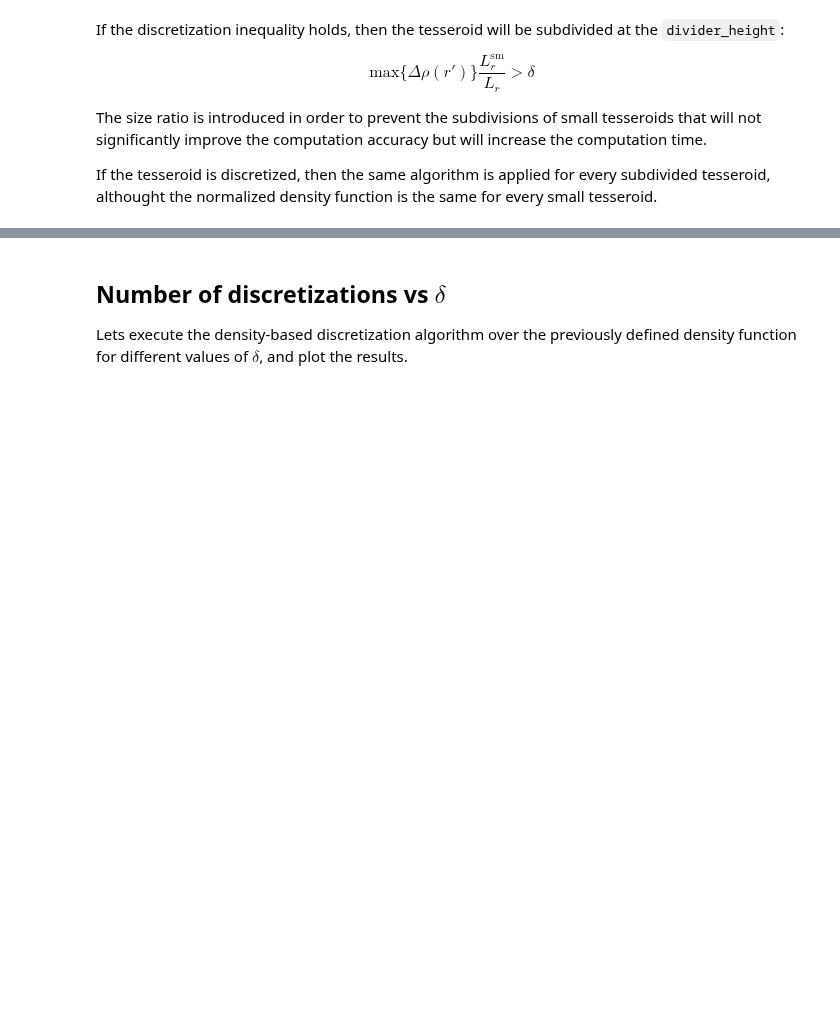
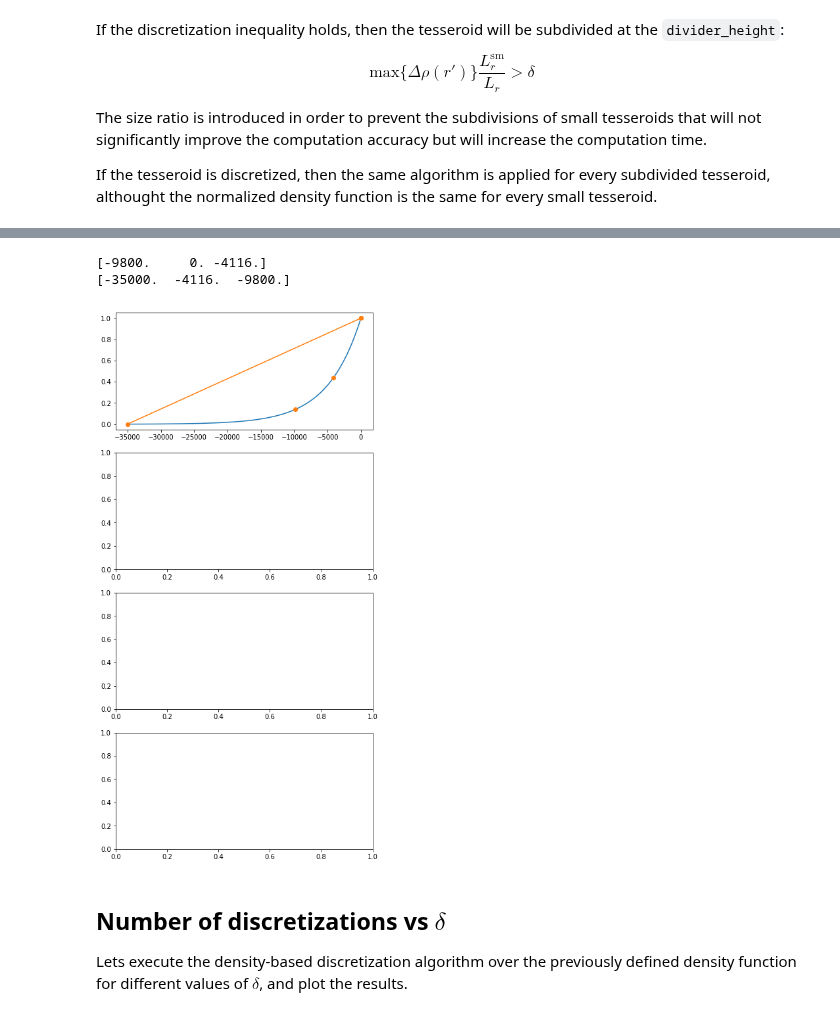
Before and after one commit to pinga-lab/tesseroid-variable-density, a Jupyter notebook: code/density-based-discretization-figures.ipynb, the cells around one changed output, grey strips where cells are left out. Drawn from its saved outputs; the diff is of its cells as text; code cells hidden in the pictures; blank space fills up the shorter version.

```diff
--- a/code/density-based-discretization-figures.ipynb
+++ b/code/density-based-discretization-figures.ipynb
@@ -64,0 +80,21 @@ If the tesseroid is discretized, then the same algorithm is applied for every su
+# %%
+delta = 1
+delta_step = 0.001
+max_divisions = 4
+subsets = [[np.array(bounds)]]
+deltas = [1]
+
+while True:
+    subset = tesseroid._density_based_discretization(bounds,
+                                                     density_function,
+                                                     delta)
+    divisions = len(subset)
+    if divisions == len(subsets[-1]) + 1:
+        subsets.append(subset)
+        deltas.append(delta)
+    elif divisions > len(subsets[-1]) + 1:
+        print("More discretizations than 1 in delta" + str(delta))
+    if divisions >= max_divisions:
+        break
+    else:
+        delta -= delta_step
@@ -65,3 +144,27 @@ If the tesseroid is discretized, then the same algorithm is applied for every su
+# %%
+
+subset = tesseroid._density_based_discretization(bounds,
+                                                 density_function,
+                                                 delta)
+tops = np.array([tess[-2] for tess in subset])
+bottoms = np.array([tess[-1] for tess in subset])
+
+print(tops)
+print(bottoms)
+
+fig, axes = plt.subplots(4, 1)
+fig.set_size_inches((7, 15))
+
+axes[0].plot(heights, normalized_density(heights))
+axes[0].plot([bottom, top],
+             [normalized_density(bottom), normalized_density(top)],
+             'o-', color="C1")
+axes[0].plot(tops, normalized_density(np.array(tops)), 'o')
+plt.show()
+# %% [output]
+[-9800.     0. -4116.]
+[-35000.  -4116.  -9800.]
+[figure, added]
 # %% [markdown]
 ## Number of discretizations vs $\delta$
 
```
Also changed, not shown: parts of 3 cells of this notebook.
